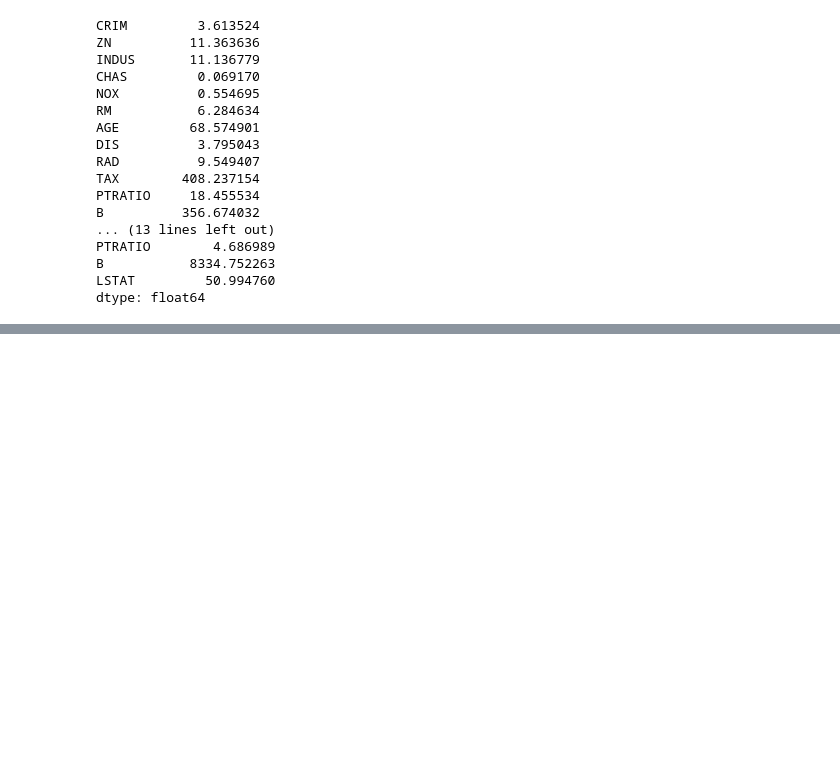
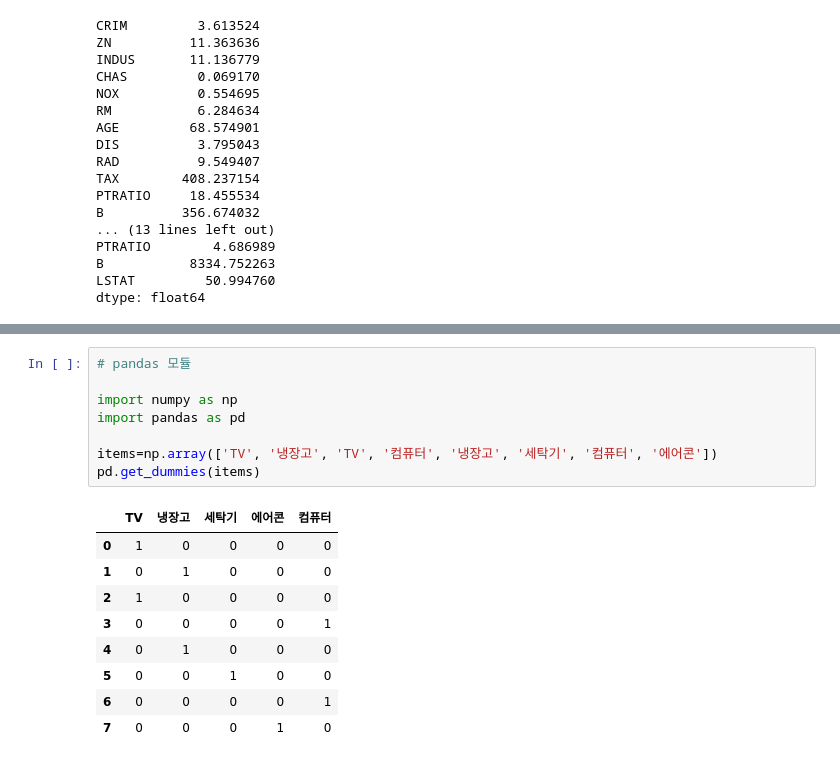
Before and after one commit to toughC/Python_Machine_Learning, a Jupyter notebook: 09_RegressionAnalysis.ipynb, the cells around one changed output, grey strips where cells are left out. Cells and saved outputs as stored; diff of their text form; blank space fills up the shorter version.

```diff
--- a/09_RegressionAnalysis.ipynb
+++ b/09_RegressionAnalysis.ipynb
@@ -508,0 +675,18 @@ boston_scaler_df=pd.DataFrame()
+# %%
+# pandas 모듈
+
+import numpy as np
+import pandas as pd
+
+items=np.array(['TV', '냉장고', 'TV', '컴퓨터', '냉장고', '세탁기', '컴퓨터', '에어콘'])
+pd.get_dummies(items)
+# %% [output]
+|  | TV | 냉장고 | 세탁기 | 에어콘 | 컴퓨터 |
+| 0 | 1 | 0 | 0 | 0 | 0 |
+| 1 | 0 | 1 | 0 | 0 | 0 |
+| 2 | 1 | 0 | 0 | 0 | 0 |
+| 3 | 0 | 0 | 0 | 0 | 1 |
+| 4 | 0 | 1 | 0 | 0 | 0 |
+| 5 | 0 | 0 | 1 | 0 | 0 |
+| 6 | 0 | 0 | 0 | 0 | 1 |
+| 7 | 0 | 0 | 0 | 1 | 0 |
```
Also changed, not shown: parts of 13 cells of this notebook.
